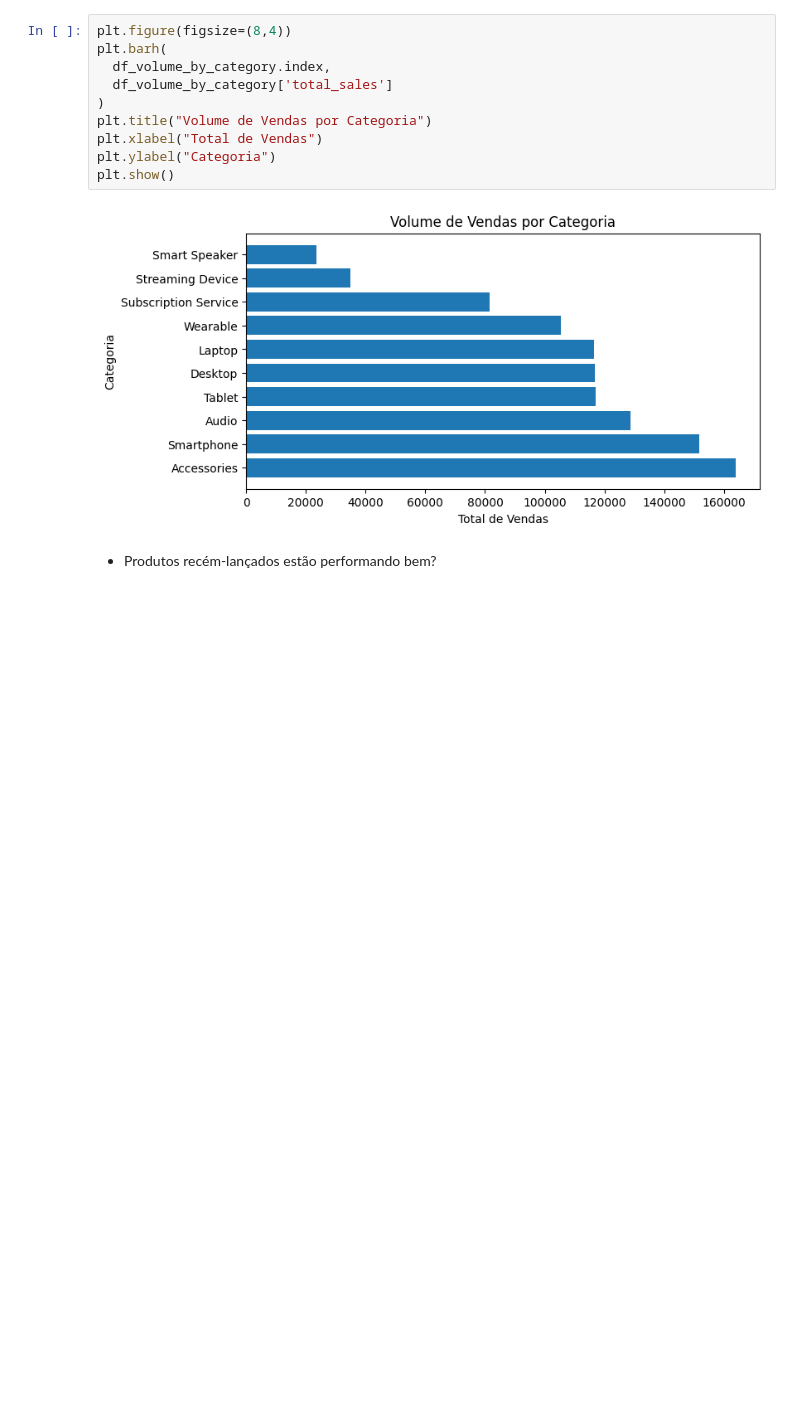
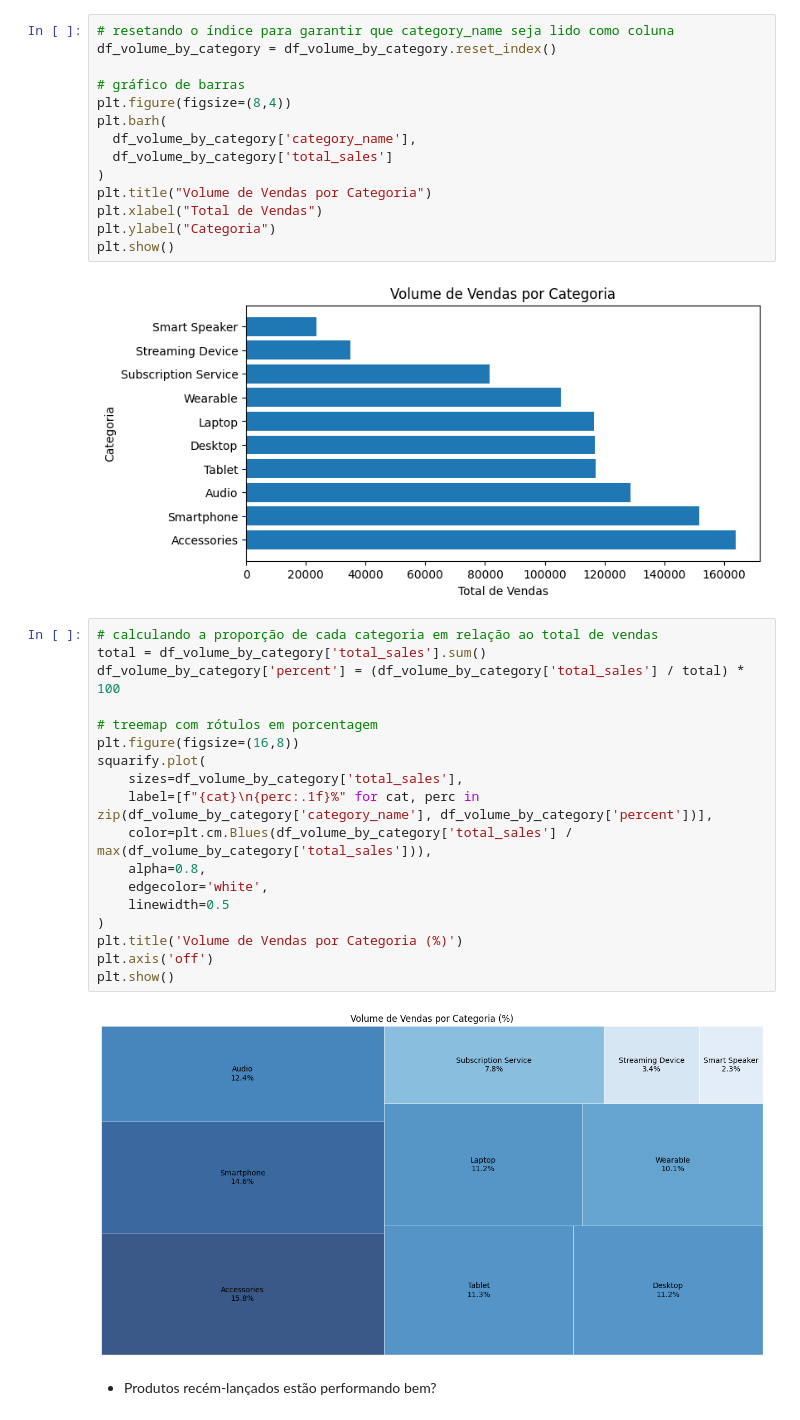
Before and after one commit to anajulia-v/AppleSales, a Jupyter notebook: notebooks/02_exploratory_analysis.ipynb, the cells around one changed output. Saved outputs shown, nothing was run; the diff lists cells and outputs as text; blank space fills up the shorter version.

```diff
--- a/notebooks/02_exploratory_analysis.ipynb
+++ b/notebooks/02_exploratory_analysis.ipynb
@@ -280,9 +283,13 @@ df_volume_by_category
 | Streaming Device | 35014 |
 | Smart Speaker | 23565 |
 # %%
+# resetando o índice para garantir que category_name seja lido como coluna
+df_volume_by_category = df_volume_by_category.reset_index()
+
+# gráfico de barras
 plt.figure(figsize=(8,4))
 plt.barh(
-  df_volume_by_category.index,
+  df_volume_by_category['category_name'],
   df_volume_by_category['total_sales']
 )
 plt.title("Volume de Vendas por Categoria")
@@ -291,6 +298,26 @@ plt.ylabel("Categoria")
 plt.show()
 # %% [output]
 [figure]
+# %%
+# calculando a proporção de cada categoria em relação ao total de vendas
+total = df_volume_by_category['total_sales'].sum()
+df_volume_by_category['percent'] = (df_volume_by_category['total_sales'] / total) * 100
+
+# treemap com rótulos em porcentagem
+plt.figure(figsize=(16,8))
+squarify.plot(
+    sizes=df_volume_by_category['total_sales'],
+    label=[f"{cat}\n{perc:.1f}%" for cat, perc in zip(df_volume_by_category['category_name'], df_volume_by_category['percent'])],
+    color=plt.cm.Blues(df_volume_by_category['total_sales'] / max(df_volume_by_category['total_sales'])),
+    alpha=0.8,
+    edgecolor='white',
+    linewidth=0.5
+)
+plt.title('Volume de Vendas por Categoria (%)')
+plt.axis('off')
+plt.show()
+# %% [output]
+[figure, added]
 # %% [markdown]
 - Produtos recém-lançados estão performando bem?
 # %%
```
Also changed, not shown: parts of 22 cells of this notebook, 1 other file.
